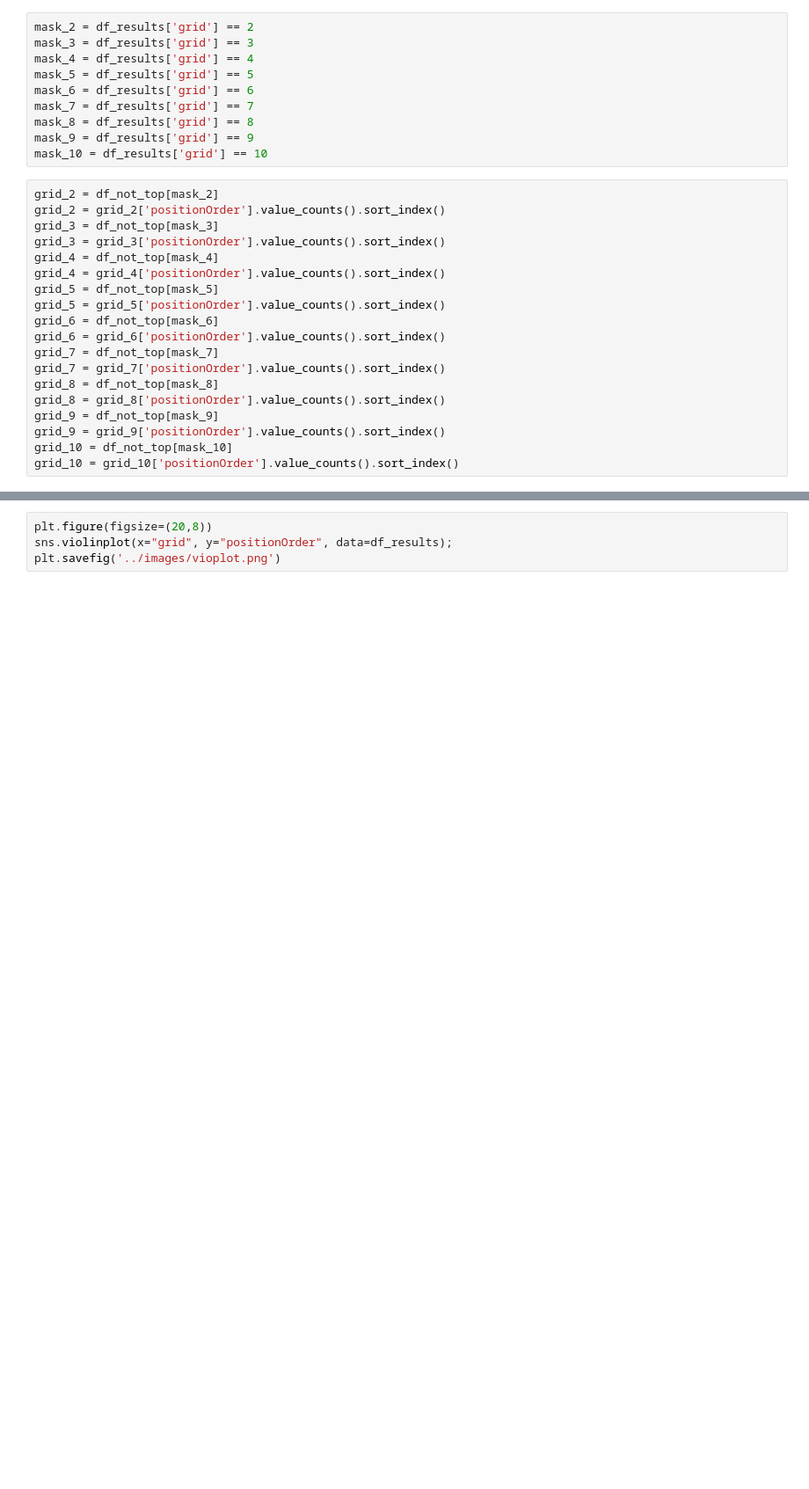
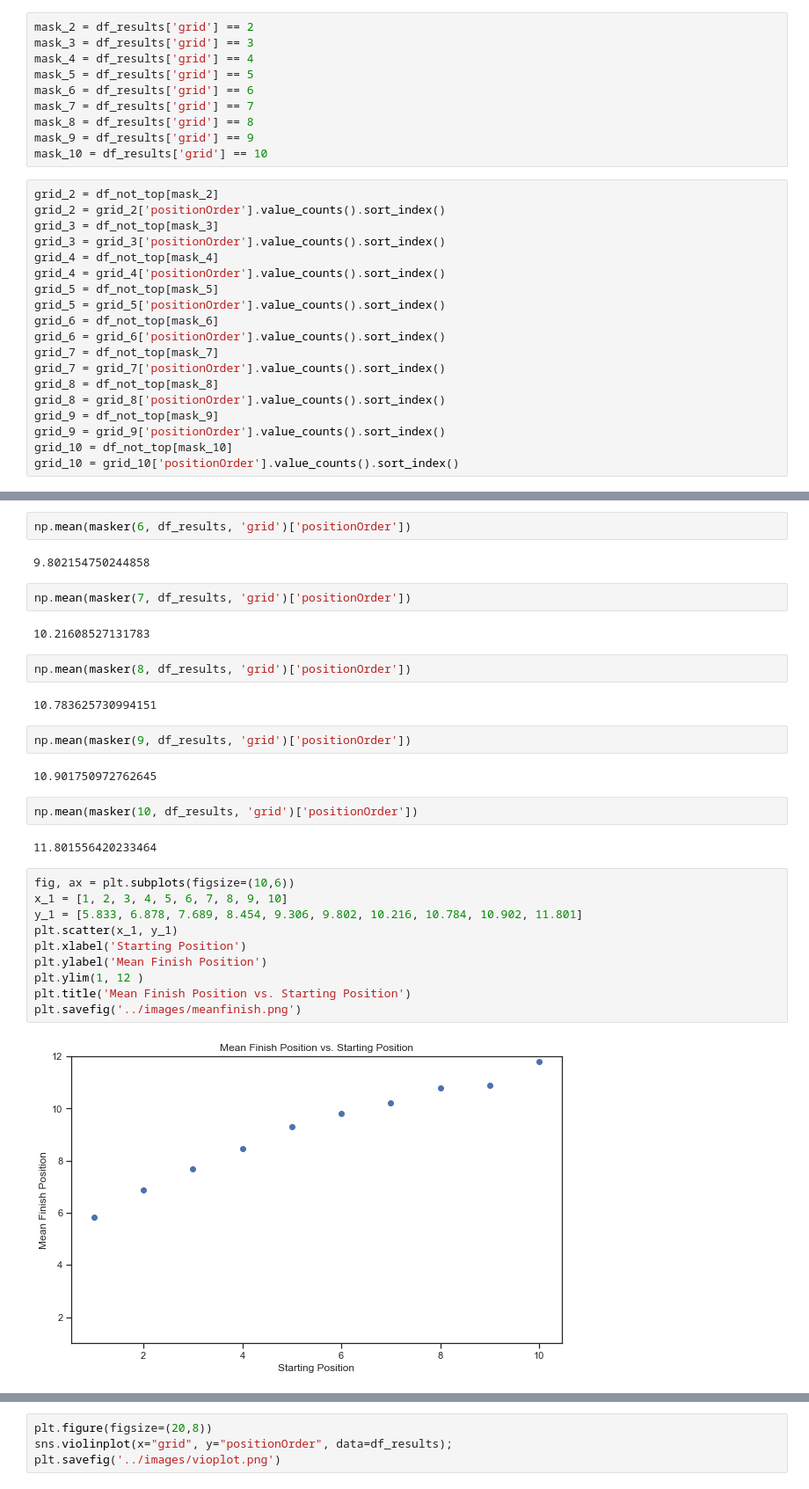
Before and after one commit to cvqnguyen/formula_1_exploration, a Jupyter notebook: notebooks/exploratory_notebook.ipynb, the cells around one changed output, grey strips where cells are left out. Shown: that part at 88% size. Cells and saved outputs as stored; diff of their text form; blank space fills up the shorter version.

```diff
--- a/notebooks/exploratory_notebook.ipynb
+++ b/notebooks/exploratory_notebook.ipynb
@@ -372,0 +409,32 @@ grid_10 = grid_10['positionOrder'].value_counts().sort_index()
+# %%
+np.mean(masker(6, df_results, 'grid')['positionOrder'])
+# %% [output]
+9.802154750244858
+# %%
+np.mean(masker(7, df_results, 'grid')['positionOrder'])
+# %% [output]
+10.21608527131783
+# %%
+np.mean(masker(8, df_results, 'grid')['positionOrder'])
+# %% [output]
+10.783625730994151
+# %%
+np.mean(masker(9, df_results, 'grid')['positionOrder'])
+# %% [output]
+10.901750972762645
+# %%
+np.mean(masker(10, df_results, 'grid')['positionOrder'])
+# %% [output]
+11.801556420233464
+# %%
+fig, ax = plt.subplots(figsize=(10,6))
+x_1 = [1, 2, 3, 4, 5, 6, 7, 8, 9, 10]
+y_1 = [5.833, 6.878, 7.689, 8.454, 9.306, 9.802, 10.216, 10.784, 10.902, 11.801]
+plt.scatter(x_1, y_1)
+plt.xlabel('Starting Position')
+plt.ylabel('Mean Finish Position')
+plt.ylim(1, 12 )
+plt.title('Mean Finish Position vs. Starting Position')
+plt.savefig('../images/meanfinish.png')
+# %% [output]
+[figure, added]
```
Also changed, not shown: parts of 12 cells of this notebook, 1 other file.
